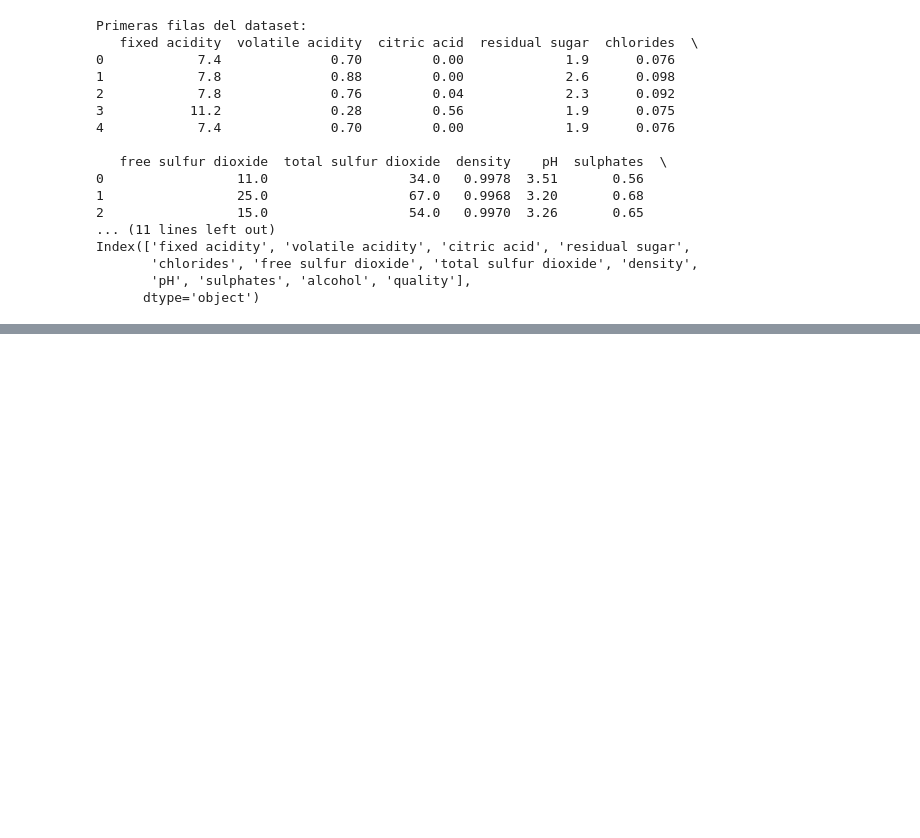
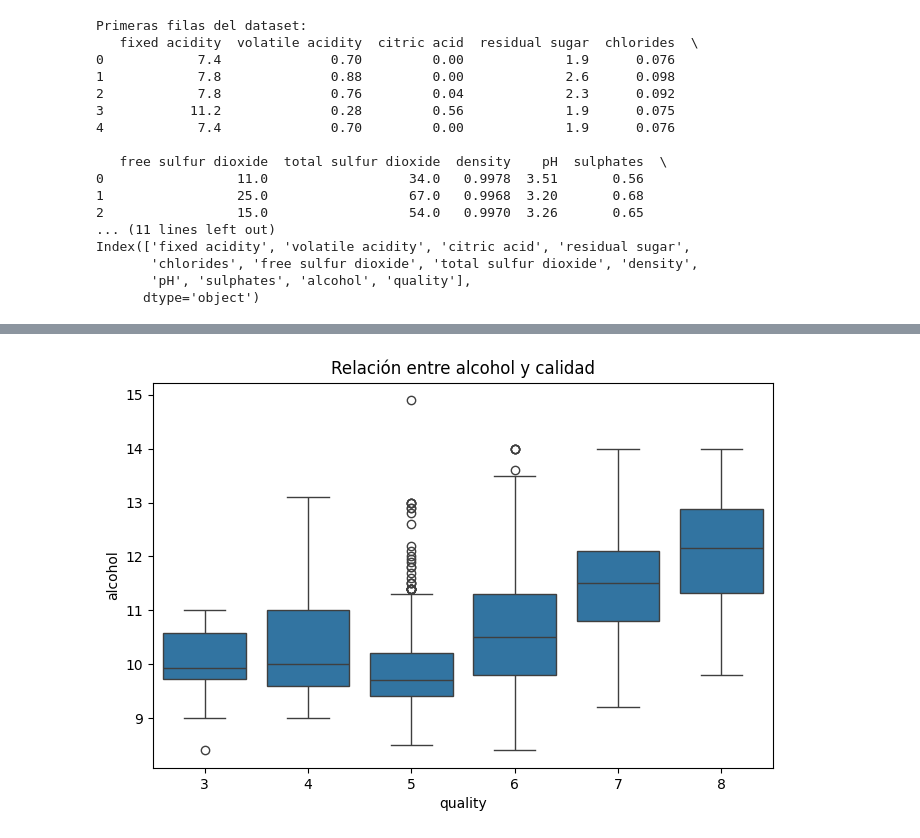
Before and after one commit to Angie-are/ML_WineQuality, a Jupyter notebook: src/results_notebook/ML_WineQuality.ipynb, the cells around one changed output, grey strips where cells are left out. Saved outputs shown, nothing was run; the diff lists cells and outputs as text; code cells hidden in the pictures; blank space fills up the shorter version.

```diff
--- a/src/results_notebook/ML_WineQuality.ipynb
+++ b/src/results_notebook/ML_WineQuality.ipynb
@@ -172,0 +122,7 @@ La matriz de correlación ayuda a identificar variables fuertemente relacionadas
+# %%
+plt.figure(figsize=(8,5))
+sns.boxplot(x='quality', y='alcohol', data=df)
+plt.title('Relación entre alcohol y calidad')
+plt.show()
+# %% [output]
+[figure, added]
```
Also changed, not shown: parts of 27 cells of this notebook.
